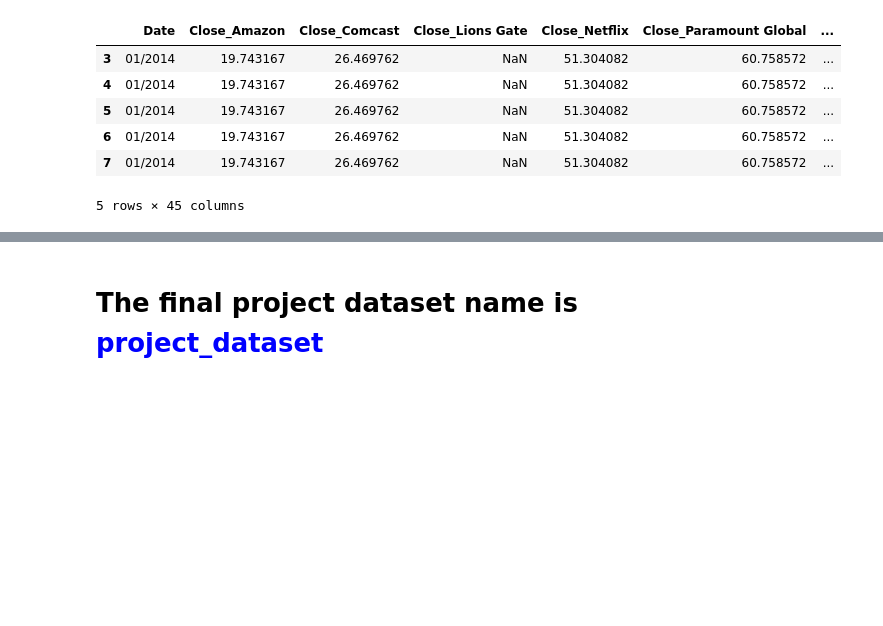
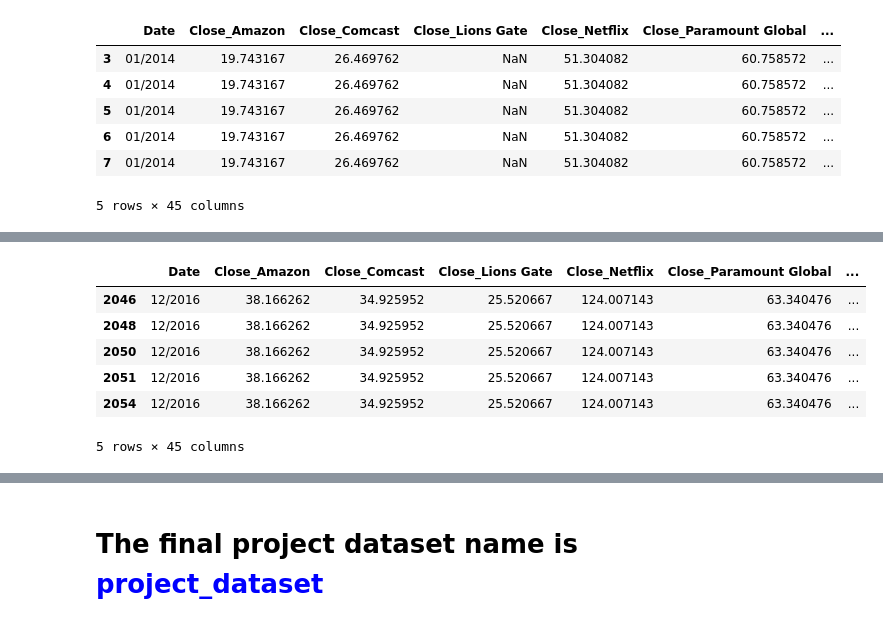
Before and after one commit to shreyashguptas/IMDbRatings-StockImpact, a Jupyter notebook: Project_dataset.ipynb, the cells around one changed output, grey strips where cells are left out. Cells and saved outputs as stored; diff of their text form; code cells hidden in the pictures; blank space fills up the shorter version.

```diff
--- a/Project_dataset.ipynb
+++ b/Project_dataset.ipynb
@@ -26,8 +26,8 @@ file_paths = {
     'Sony': 'Sony Stock.csv',
     'Walt Disney': 'The Walt Disney Company Historical Prices.csv',
     'Warner Bros Discovery': 'Warner Bros Discovery.csv',
-    'Vanguard 500': 'Vanguard 500 Historical.csv',
-    'Media Company Index': 'Media Company index.csv'
+    'Vanguard_500': 'Vanguard 500 Historical.csv',
+    'Media_Company_Index': 'Media Company index.csv'
 }
 
 # Load the datasets and convert 'Date' to datetime
@@ -617,6 +617,9 @@ distributor_to_parent_map = {
 
 # Applying the mapping to the 'Distributor' column
 project_dataset['Distributor'] = project_dataset['Distributor'].map(distributor_to_parent_map).fillna(project_dataset['Distributor'])
+# %%
+# filter out the rows which has a - in the Distributor column
+project_dataset = project_dataset[project_dataset['Distributor'] != '-']
 # %%
 # Get all unique values in the 'Distributor' column
 unique_distributors = project_dataset['Distributor'].unique()
@@ -667,7 +670,7 @@ project_dataset['Next_Month'] = project_dataset['Release Date'].apply(next_month
 stock_columns = ['Close_Amazon', 'Close_Comcast', 'Close_Lions Gate',
                  'Close_Netflix', 'Close_Paramount Global', 'Close_Sony',
                  'Close_Walt Disney', 'Close_Warner Bros Discovery',
-                 'Close_Vanguard 500', 'Close_Media Company Index']
+                 'Close_Vanguard_500', 'Close_Media_Company_Index']
 
 # Mapping the stock prices
 for stock in stock_columns:
@@ -755,0 +780,34 @@ project_dataset.head()
+# %%
+# Drop the null values in Close_Amazon column when in the distributor column it is Amazon
+project_dataset = project_dataset.dropna(subset=['Close_Amazon'], how='all')
+
+# Drop the null values in Close_Comcast column when in the distributor column it is Comcast
+project_dataset = project_dataset.dropna(subset=['Close_Comcast'], how='all')
+
+# Drop the null values in Close_Lions Gate column when in the distributor column it is Lions Gate
+project_dataset = project_dataset.dropna(subset=['Close_Lions Gate'], how='all')
+
+# Drop the null values in Close_Netflix column when in the distributor column it is Netflix
+project_dataset = project_dataset.dropna(subset=['Close_Netflix'], how='all')
+
+# Drop the null values in Close_Paramount Global column when in the distributor column it is Paramount Global
+project_dataset = project_dataset.dropna(subset=['Close_Paramount Global'], how='all')
+
+# Drop the null values in Close_Sony column when in the distributor column it is Sony
+project_dataset = project_dataset.dropna(subset=['Close_Sony'], how='all')
+
+# Drop the null values in Close_Walt Disney column when in the distributor column it is Walt Disney
+project_dataset = project_dataset.dropna(subset=['Close_Walt Disney'], how='all')
+
+# Drop the null values in Close_Warner Bros Discovery column when in the distributor column it is Warner Bros Discovery
+project_dataset = project_dataset.dropna(subset=['Close_Warner Bros Discovery'], how='all')
+
+project_dataset.head()
+# %% [output]
+|  | Date | Close_Amazon | Close_Comcast | Close_Lions Gate | Close_Netflix | Close_Paramount Global | ... |
+| 2046 | 12/2016 | 38.166262 | 34.925952 | 25.520667 | 124.007143 | 63.340476 | ... |
+| 2048 | 12/2016 | 38.166262 | 34.925952 | 25.520667 | 124.007143 | 63.340476 | ... |
+| 2050 | 12/2016 | 38.166262 | 34.925952 | 25.520667 | 124.007143 | 63.340476 | ... |
+| 2051 | 12/2016 | 38.166262 | 34.925952 | 25.520667 | 124.007143 | 63.340476 | ... |
+| 2054 | 12/2016 | 38.166262 | 34.925952 | 25.520667 | 124.007143 | 63.340476 | ... |
+5 rows × 45 columns
```
Also changed, not shown: parts of 38 cells of this notebook.
